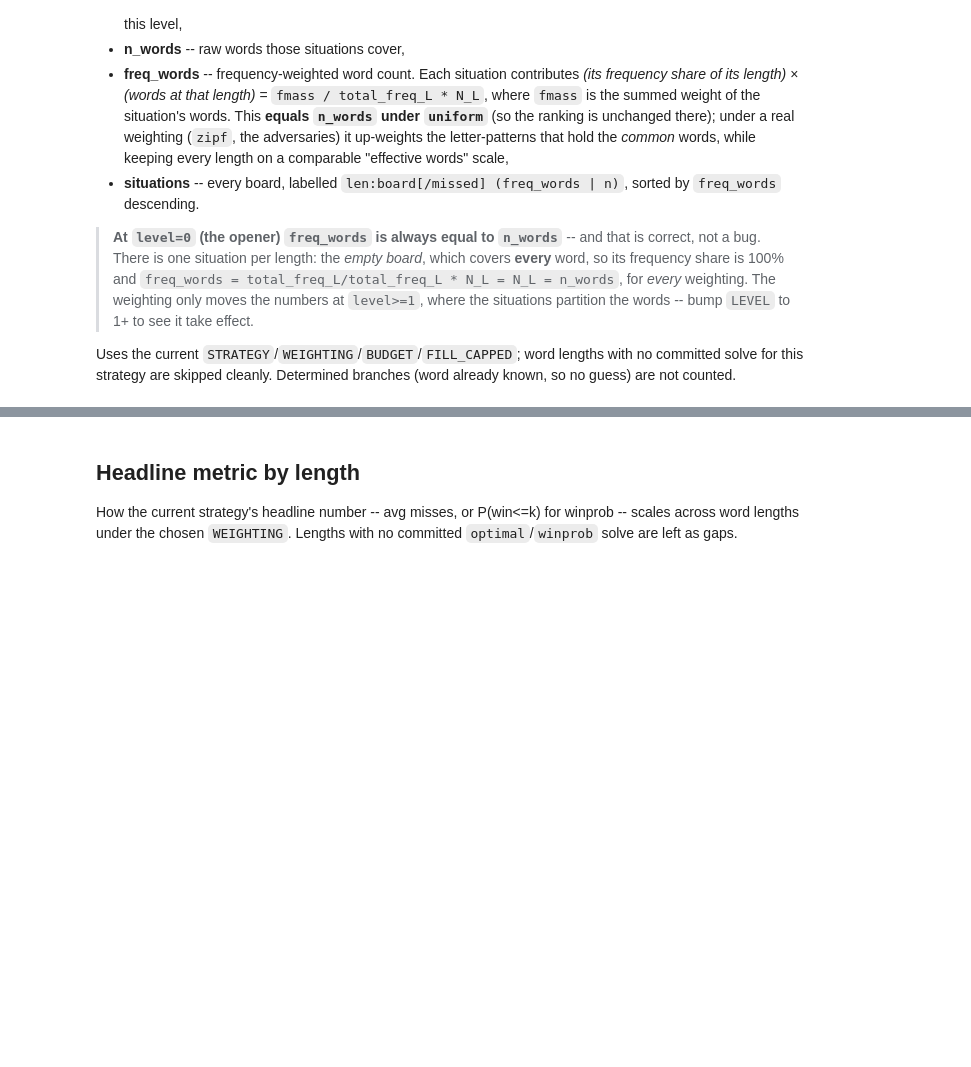
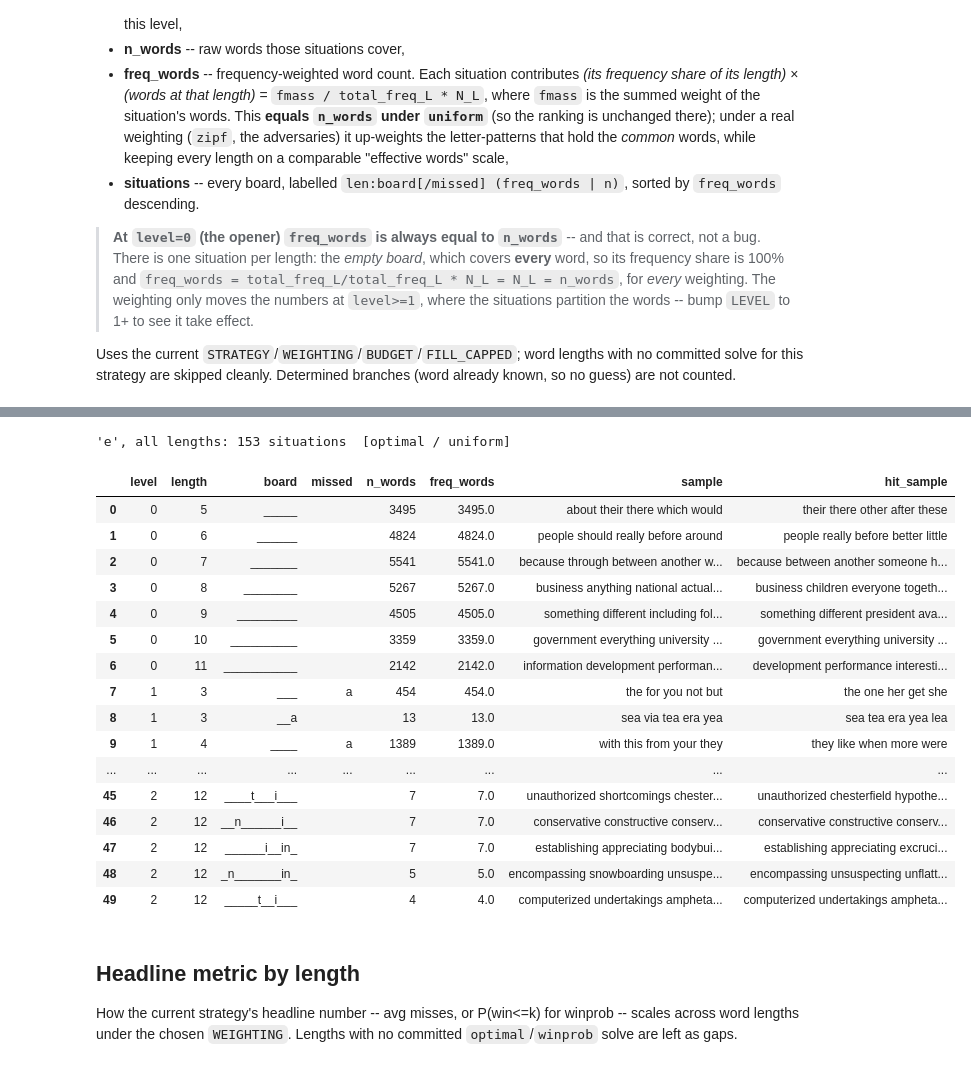
Before and after one commit to Ballpark-Figures/hangman, a Jupyter notebook: math/notebooks/strategy_explorer.ipynb, the cells around one changed output, grey strips where cells are left out. Saved outputs shown, nothing was run; the diff lists cells and outputs as text; code cells hidden in the pictures; blank space fills up the shorter version.

```diff
--- a/math/notebooks/strategy_explorer.ipynb
+++ b/math/notebooks/strategy_explorer.ipynb
@@ -253,5 +253,5 @@ def show_state(board, missed=""):
     return st
 
 # the opener: the outcomes of the strategy's first guess (empty board)
-_ = show_state('___', 'i')
+_ = show_state('_____')
 # %% [output]
@@ -407,3 +515,52 @@ with pd.option_context('display.max_colwidth', None):
+# %%
+def guesses_of_letter_all_lengths(letter, lengths=range(1, 21), *,
+                                  strategy=STRATEGY, weighting=WEIGHTING,
+                                  budget=BUDGET, fill_capped=FILL_CAPPED):
+    """`guesses_of_letter` swept over every word length: every situation (any
+    length) where the strategy's next guess is `letter` and the board has nonzero
+    probability, sorted by level, then length, then freq_words (descending). Adds a
+    `length` column; `freq_words` is the cross-length-comparable metric
+    (fmass / total_freq_L * N_L), so situations from different lengths sort together."""
+    cols = ['level', 'length', 'board', 'missed', 'n_words', 'freq_words',
+            'sample', 'hit_sample']
+    parts = []
+    for L in lengths:
+        df = guesses_of_letter(letter, L, strategy=strategy, weighting=weighting,
+                               budget=budget, fill_capped=fill_capped, verbose=False)
+        if len(df):
+            df.insert(1, 'length', L)
+            parts.append(df)
+    if not parts:
+        print(f'{letter.lower()!r} is never guessed at any length  [{strategy} / {weighting}]')
+        return pd.DataFrame(columns=cols)
+    return (pd.concat(parts, ignore_index=True)
+              .sort_values(['level', 'length', 'freq_words'],
+                           ascending=[True, True, False])
+              .reset_index(drop=True))
+
+res_all = guesses_of_letter_all_lengths(LETTER)
+print(f'{LETTER!r}, all lengths: {len(res_all)} situations  [{STRATEGY} / {WEIGHTING}]')
+with pd.option_context('display.max_colwidth', None):
+    display(res_all.head(50))
+# %% [output]
+'e', all lengths: 153 situations  [optimal / uniform]
+|  | level | length | board | missed | n_words | freq_words | sample | hit_sample |
+| 0 | 0 | 5 | _____ |  | 3495 | 3495.0 | about their there which would | their there other after these |
+| 1 | 0 | 6 | ______ |  | 4824 | 4824.0 | people should really before around | people really before better little |
+| 2 | 0 | 7 | _______ |  | 5541 | 5541.0 | because through between another w... | because between another someone h... |
+| 3 | 0 | 8 | ________ |  | 5267 | 5267.0 | business anything national actual... | business children everyone togeth... |
+| 4 | 0 | 9 | _________ |  | 4505 | 4505.0 | something different including fol... | something different president ava... |
+| 5 | 0 | 10 | __________ |  | 3359 | 3359.0 | government everything university ... | government everything university ... |
+| 6 | 0 | 11 | ___________ |  | 2142 | 2142.0 | information development performan... | development performance interesti... |
+| 7 | 1 | 3 | ___ | a | 454 | 454.0 | the for you not but | the one her get she |
+| 8 | 1 | 3 | __a |  | 13 | 13.0 | sea via tea era yea | sea tea era yea lea |
+| 9 | 1 | 4 | ____ | a | 1389 | 1389.0 | with this from your they | they like when more were |
+| ... | ... | ... | ... | ... | ... | ... | ... | ... |
+| 45 | 2 | 12 | ____t___i___ |  | 7 | 7.0 | unauthorized shortcomings chester... | unauthorized chesterfield hypothe... |
+| 46 | 2 | 12 | __n______i__ |  | 7 | 7.0 | conservative constructive conserv... | conservative constructive conserv... |
+| 47 | 2 | 12 | ______i__in_ |  | 7 | 7.0 | establishing appreciating bodybui... | establishing appreciating excruci... |
+| 48 | 2 | 12 | _n_______in_ |  | 5 | 5.0 | encompassing snowboarding unsuspe... | encompassing unsuspecting unflatt... |
+| 49 | 2 | 12 | _____t__i___ |  | 4 | 4.0 | computerized undertakings ampheta... | computerized undertakings ampheta... |
 # %% [markdown]
 ## Headline metric by length
 
```
Also changed, not shown: parts of 12 cells of this notebook.
